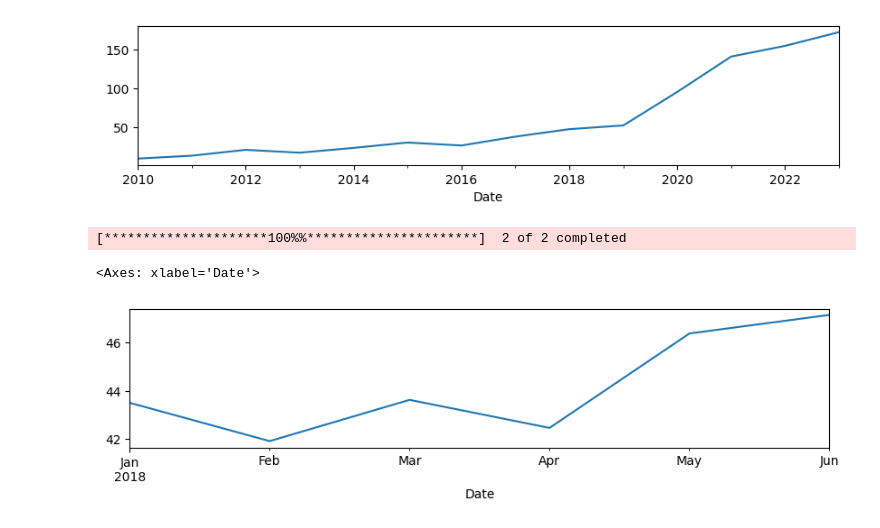
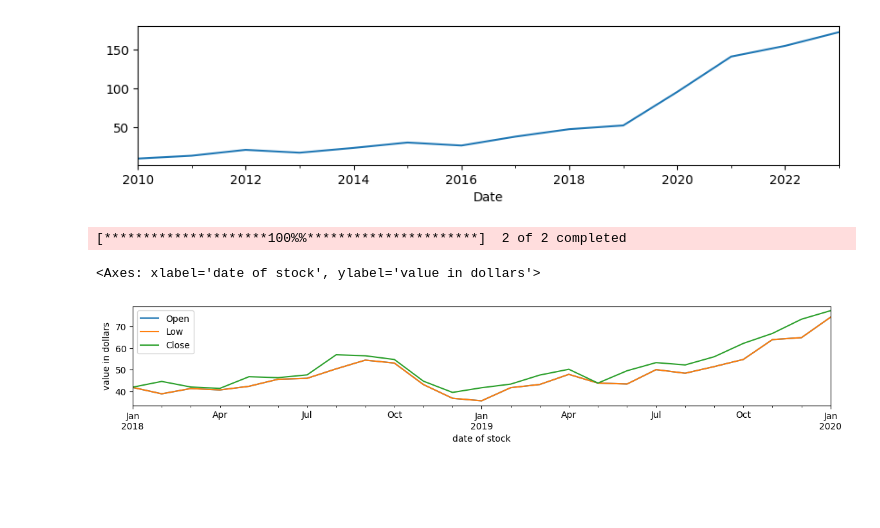
Before and after one commit to ayuksekdag/python_finance, a Jupyter notebook: finance1.ipynb, the cells around one changed output. Drawn from its saved outputs; the diff is of its cells as text; code cells hidden in the pictures; blank space fills up the shorter version.

```diff
--- a/finance1.ipynb
+++ b/finance1.ipynb
@@ -128,21 +128,24 @@ tweak_data()
 <Axes: xlabel='Date'>
 [figure]
 # %%
+# using loc to filter on column name row index
+
 def tweak_data():
   raw = yf.download('AAPL SPY', start='2010-01-01', end='2023-12-31')
   return (raw
    .iloc[:,::2]
           #choose apple
     .pipe(fix_cols)
-    .loc['jan 2018' : 'jun 2018']
     .Close
+    .loc['jan 2018' : 'jan 2020']
     .resample('M')
-    .mean()
-    .plot(figsize=(10,2))
+          #.mean()
+    .agg({'Open':'min','Low':'min','Close':'last'})
+    .plot(figsize=(14,2), ylabel='value in dollars',xlabel='date of stock')
   )
 
 tweak_data()
 # %% [output]
 [*********************100%%**********************]  2 of 2 completed
-<Axes: xlabel='Date'>
+<Axes: xlabel='date of stock', ylabel='value in dollars'>
-[figure, old version]
+[figure, new version]
```
